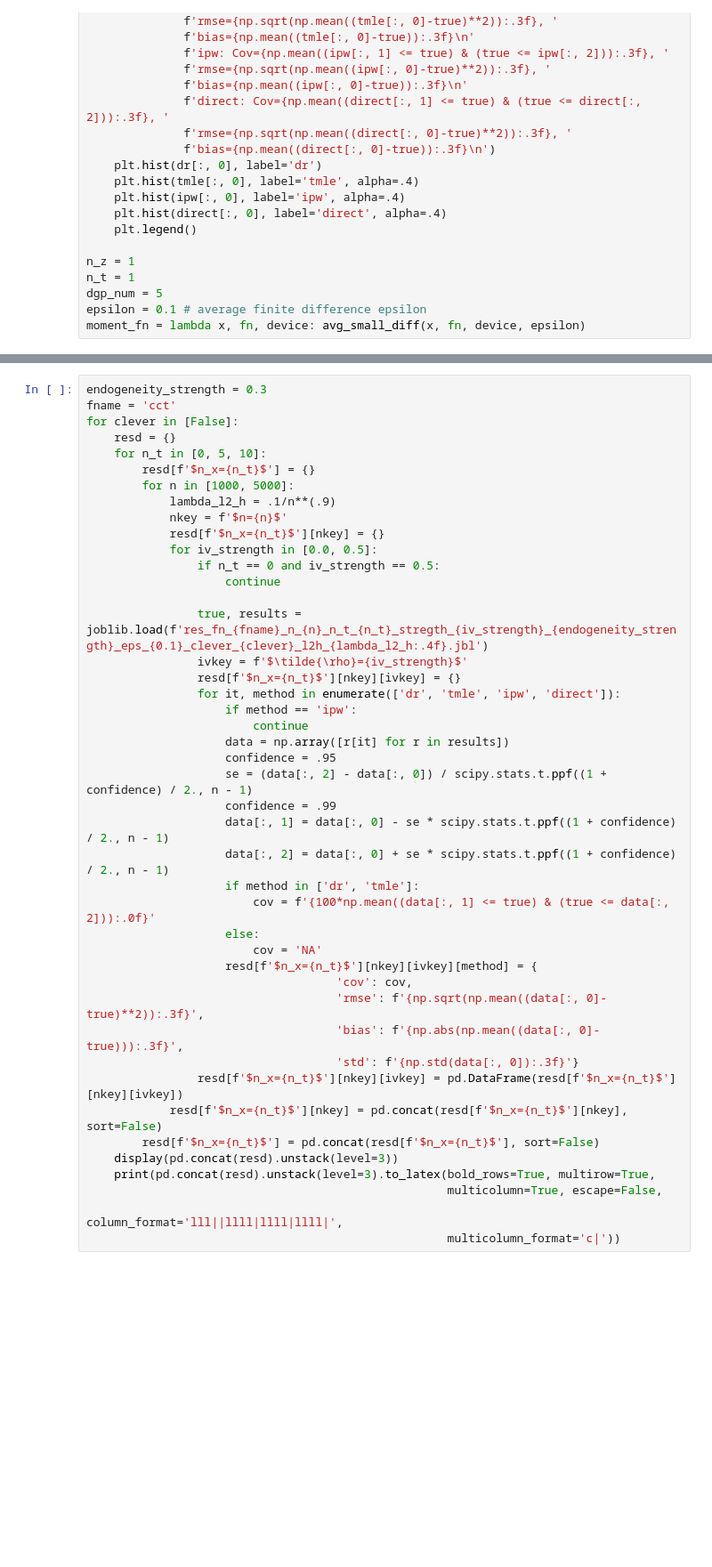
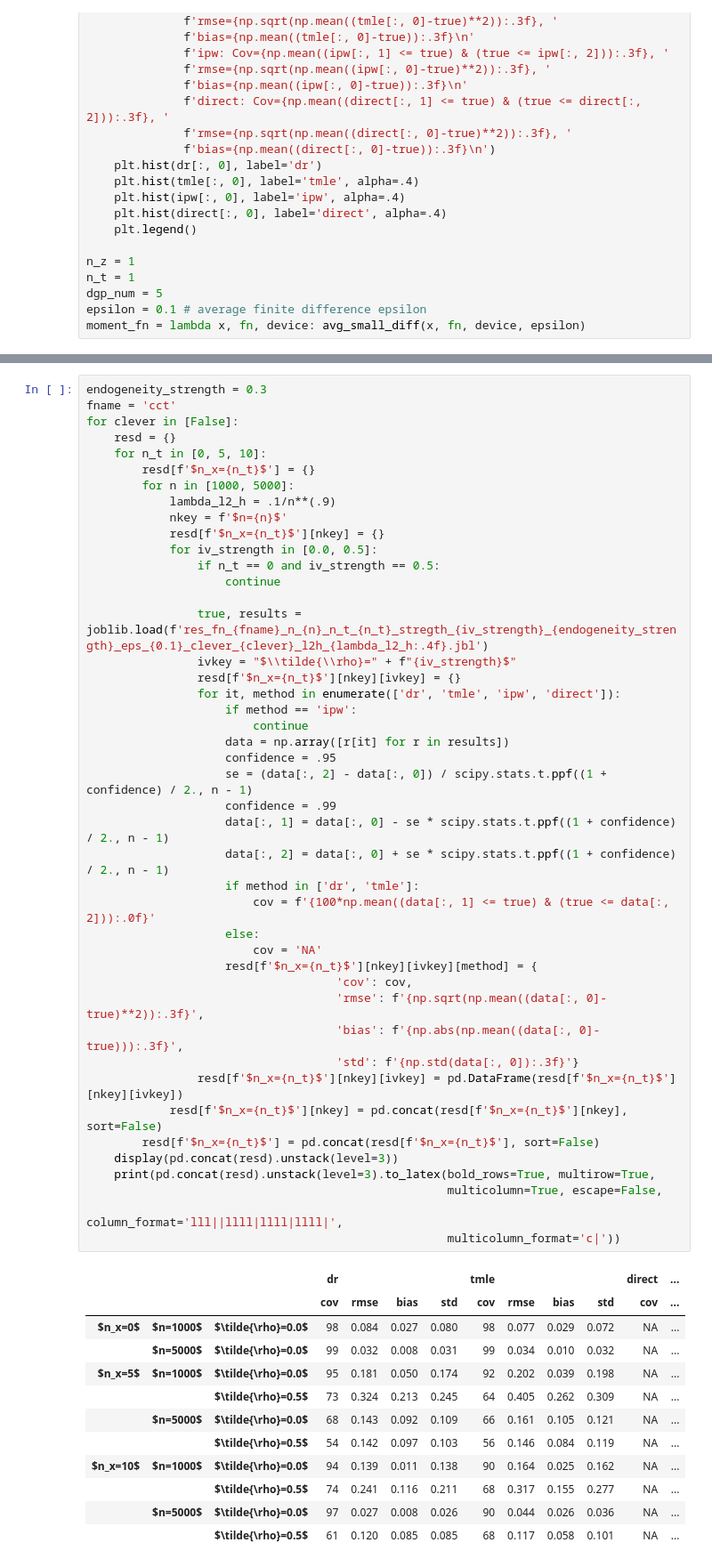
Before and after one commit to syrgkanislab/npiv_functionals, a Jupyter notebook: notebooks/Postprocess.ipynb, the cells around one changed output, grey strips where cells are left out. Shown at 89% size. Cells and saved outputs as stored; diff of their text form; blank space fills up the shorter version.

```diff
--- a/notebooks/Postprocess.ipynb
+++ b/notebooks/Postprocess.ipynb
@@ -207,31 +254,44 @@ for clever in [False]:
                     continue
 
                 true, results = joblib.load(f'res_fn_{fname}_n_{n}_n_t_{n_t}_stregth_{iv_strength}_{endogeneity_strength}_eps_{0.1}_clever_{clever}_l2h_{lambda_l2_h:.4f}.jbl')
-                ivkey = f'$\tilde{\rho}={iv_strength}$'
+                ivkey = "$\\tilde{\\rho}=" + f"{iv_strength}$"
                 resd[f'$n_x={n_t}$'][nkey][ivkey] = {}
                 for it, method in enumerate(['dr', 'tmle', 'ipw', 'direct']):
                     if method == 'ipw':
                         continue
                     data = np.array([r[it] for r in results])
                     confidence = .95
                     se = (data[:, 2] - data[:, 0]) / scipy.stats.t.ppf((1 + confidence) / 2., n - 1)
                     confidence = .99
                     data[:, 1] = data[:, 0] - se * scipy.stats.t.ppf((1 + confidence) / 2., n - 1)
                     data[:, 2] = data[:, 0] + se * scipy.stats.t.ppf((1 + confidence) / 2., n - 1)
                     if method in ['dr', 'tmle']:
                         cov = f'{100*np.mean((data[:, 1] <= true) & (true <= data[:, 2])):.0f}'
                     else:
                         cov = 'NA'
                     resd[f'$n_x={n_t}$'][nkey][ivkey][method] = {
                                     'cov': cov,
                                     'rmse': f'{np.sqrt(np.mean((data[:, 0]-true)**2)):.3f}',
                                     'bias': f'{np.abs(np.mean((data[:, 0]-true))):.3f}',
                                     'std': f'{np.std(data[:, 0]):.3f}'}
                 resd[f'$n_x={n_t}$'][nkey][ivkey] = pd.DataFrame(resd[f'$n_x={n_t}$'][nkey][ivkey])
             resd[f'$n_x={n_t}$'][nkey] = pd.concat(resd[f'$n_x={n_t}$'][nkey], sort=False)
         resd[f'$n_x={n_t}$'] = pd.concat(resd[f'$n_x={n_t}$'], sort=False)
     display(pd.concat(resd).unstack(level=3))
     print(pd.concat(resd).unstack(level=3).to_latex(bold_rows=True, multirow=True,
                                                     multicolumn=True, escape=False,
                                                     column_format='lll||llll|llll|llll|',
                                                     multicolumn_format='c|'))
+# %% [output]
+|  |  |  | dr |  |  |  | tmle |  |  |  | direct | ... |
+|  |  |  | cov | rmse | bias | std | cov | rmse | bias | std | cov | ... |
+| $n_x=0$ | $n=1000$ | $\tilde{\rho}=0.0$ | 98 | 0.084 | 0.027 | 0.080 | 98 | 0.077 | 0.029 | 0.072 | NA | ... |
+|  | $n=5000$ | $\tilde{\rho}=0.0$ | 99 | 0.032 | 0.008 | 0.031 | 99 | 0.034 | 0.010 | 0.032 | NA | ... |
+| $n_x=5$ | $n=1000$ | $\tilde{\rho}=0.0$ | 95 | 0.181 | 0.050 | 0.174 | 92 | 0.202 | 0.039 | 0.198 | NA | ... |
+|  |  | $\tilde{\rho}=0.5$ | 73 | 0.324 | 0.213 | 0.245 | 64 | 0.405 | 0.262 | 0.309 | NA | ... |
+|  | $n=5000$ | $\tilde{\rho}=0.0$ | 68 | 0.143 | 0.092 | 0.109 | 66 | 0.161 | 0.105 | 0.121 | NA | ... |
+|  |  | $\tilde{\rho}=0.5$ | 54 | 0.142 | 0.097 | 0.103 | 56 | 0.146 | 0.084 | 0.119 | NA | ... |
+| $n_x=10$ | $n=1000$ | $\tilde{\rho}=0.0$ | 94 | 0.139 | 0.011 | 0.138 | 90 | 0.164 | 0.025 | 0.162 | NA | ... |
+|  |  | $\tilde{\rho}=0.5$ | 74 | 0.241 | 0.116 | 0.211 | 68 | 0.317 | 0.155 | 0.277 | NA | ... |
+|  | $n=5000$ | $\tilde{\rho}=0.0$ | 97 | 0.027 | 0.008 | 0.026 | 90 | 0.044 | 0.026 | 0.036 | NA | ... |
+|  |  | $\tilde{\rho}=0.5$ | 61 | 0.120 | 0.085 | 0.085 | 68 | 0.117 | 0.058 | 0.101 | NA | ... |
```
Also changed, not shown: parts of 4 cells of this notebook, 3 other files.
